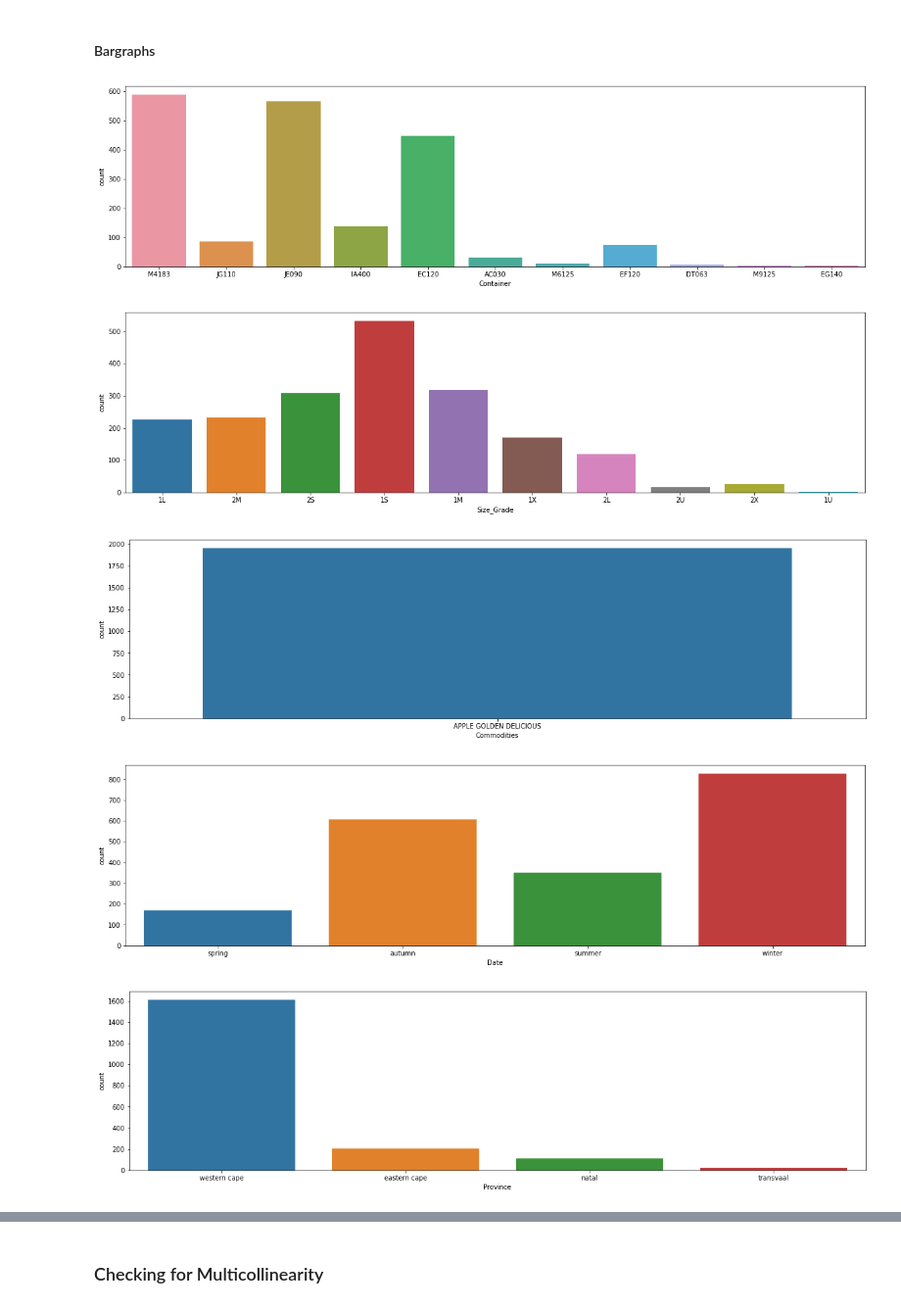
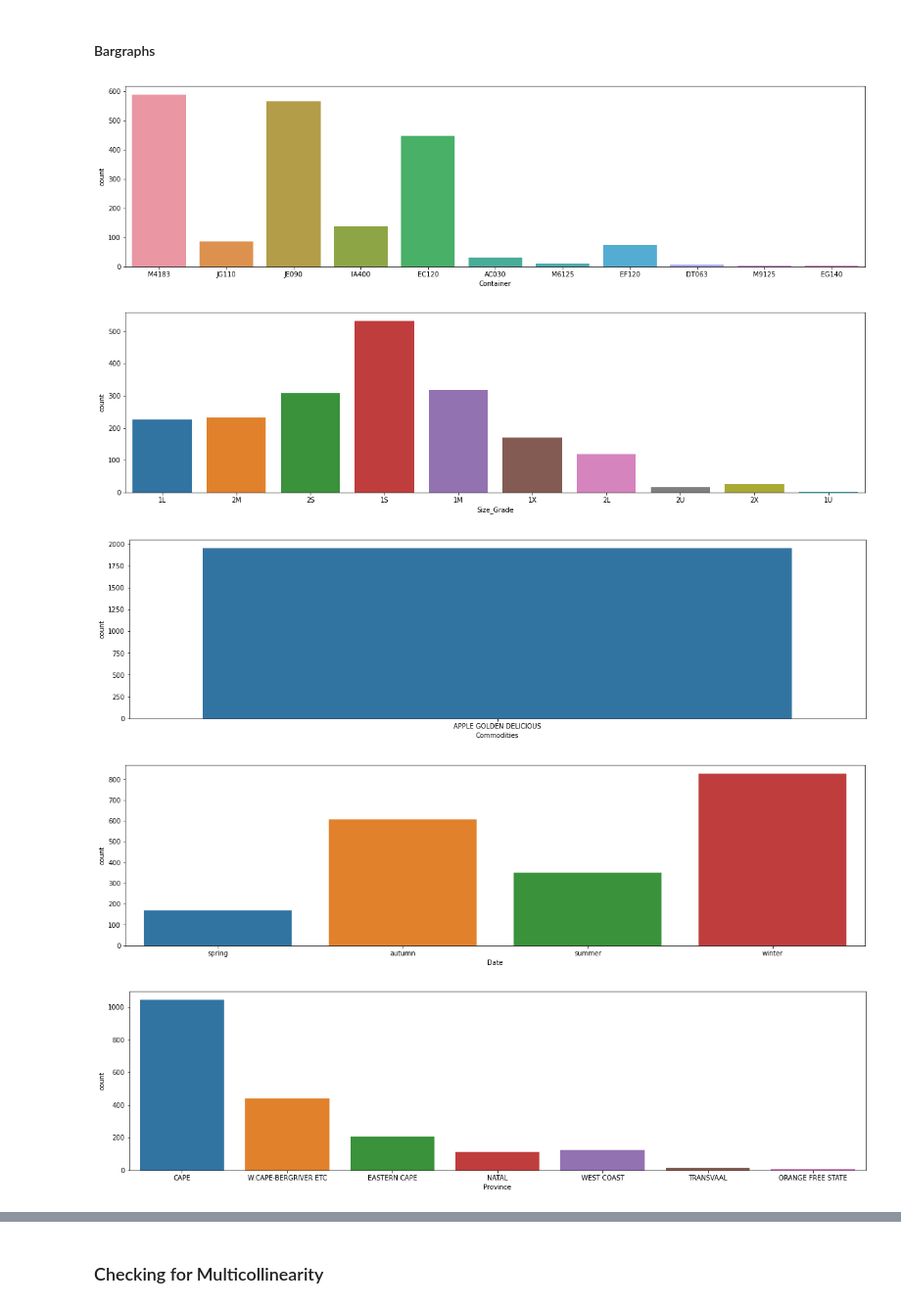
Before and after one commit to TyroneCarelse/ML_Apple_Price_Challenge_ZM_Team7, a Jupyter notebook: ML_Apple_Price_Challenge_ZM_Team7.ipynb, the cells around one changed output, grey strips where cells are left out. Shown: that part at 98% size. Cells and saved outputs as stored; diff of their text form; code cells hidden in the pictures.

Commit message:
Fixed training set
Was using training data with no relevance to golden apples. Updated training data to relevant data.

```diff
--- a/ML_Apple_Price_Challenge_ZM_Team7.ipynb
+++ b/ML_Apple_Price_Challenge_ZM_Team7.ipynb
@@ -168,4 +158,10 @@ The dataset contains no nulls.
 train["Date"] = pd.to_datetime(train["Date"])
 #Extracting month from datetime
 train['Date'] = pd.DatetimeIndex(train['Date']).month
+
+
+#Convert Date from object to datetime64[ns]
+test["Date"] = pd.to_datetime(test["Date"])
+#Extracting month from datetime
+test['Date'] = pd.DatetimeIndex(test['Date']).month
 # %%
@@ -230,6 +188,0 @@ train['Province'] = province_list
-# %%
-#Replacing infintes with NaN
-train.replace([np.inf, -np.inf], np.nan, inplace=True)
-# %%
-# Droping nan's
-train = train.dropna()
@@ -266,3 +189,25 @@ train_apl = train[train['Commodities'] == 'APPLE GOLDEN DELICIOUS']
+# %%
+# # Changing dates from months to seasons
+month_list = test['Date'].tolist()
+
+summer = (12,1,2)
+autumn = (3,4,5)
+winter = (6,7,8)
+spring = (9,10,11)
+season_list = []
+
+for i in month_list:
+    if i in summer:
+        season_list.append('summer')
+    elif i in autumn:
+        season_list.append('autumn')
+    elif i in winter:
+        season_list.append('winter')
+    else:
+        season_list.append('spring')
+
+test['Date'] = test['Date'].astype(str)
+test['Date'] = season_list
 # %% [markdown]
 ####  Summary of Statistics after data is cleaned
 # %%
@@ -361,13 +306,13 @@ If we look at the histogram, we notice that the distribution graph and histogram
 # %%
 features = ['Container','Size_Grade','Commodities','Date','Province']
 
 for i in features:
     plt.figure(figsize=(20, 5))
-    sns.countplot(data= train_apl, x= i)
+    sns.countplot(data= train, x= i)
 # %% [output]
 [figure]
 [figure]
 [figure]
 [figure]
-[figure, old version]
+[figure, new version]
 # %%
```
Also changed, not shown: parts of 85 cells of this notebook.
